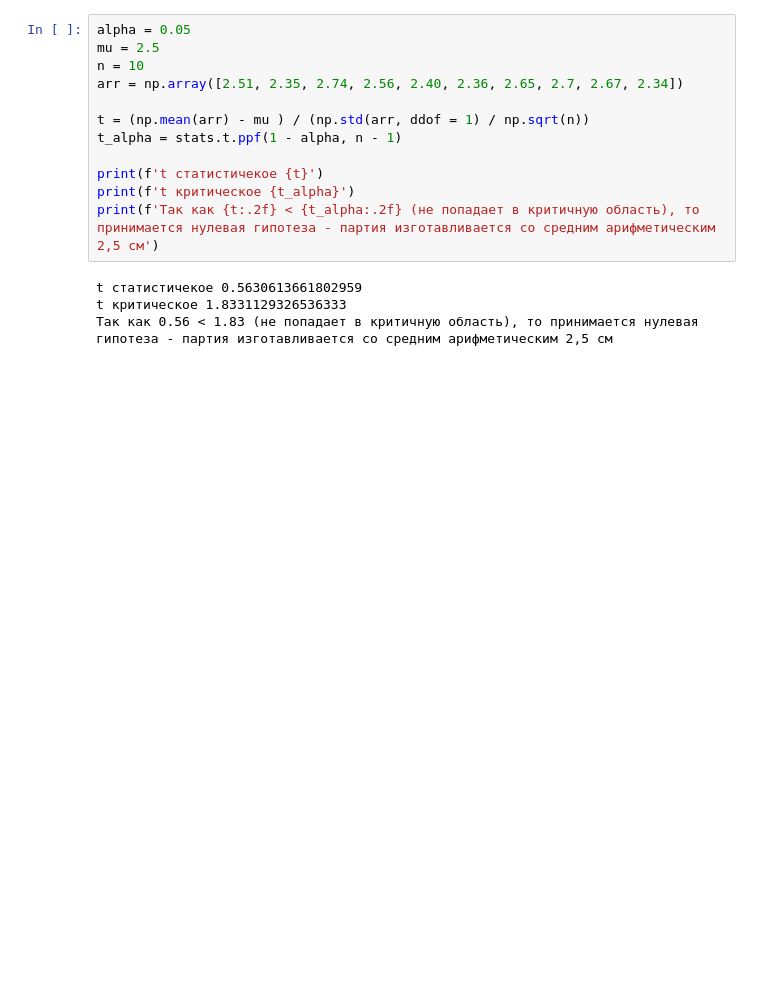
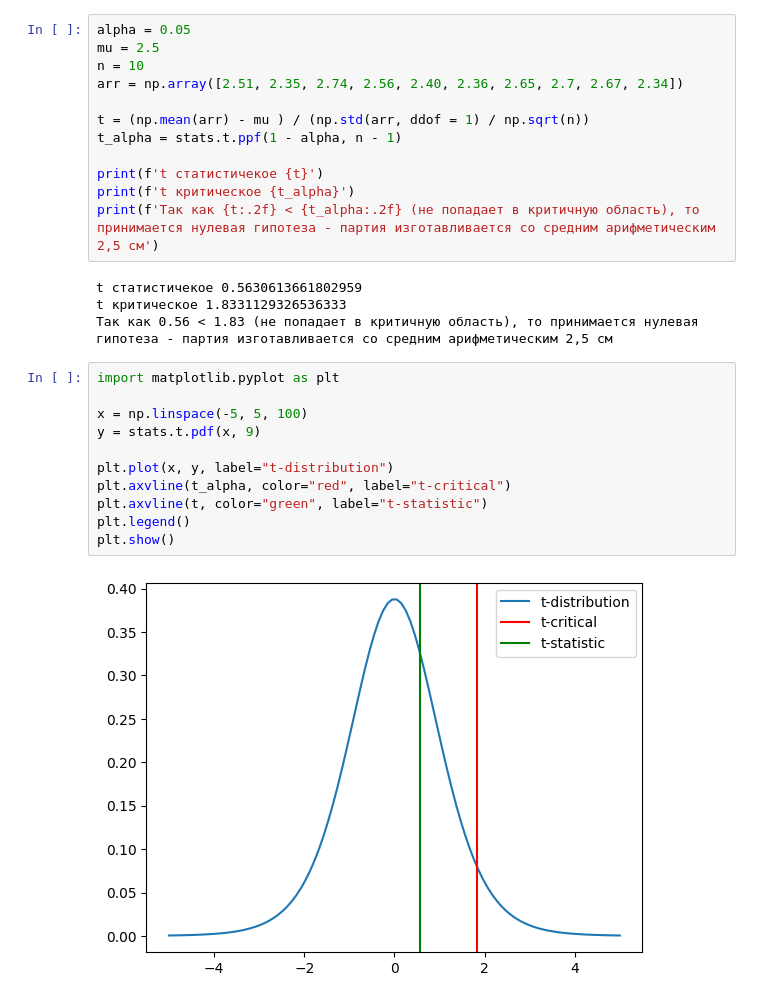
Before and after one commit to RomanKhaykichev/Probability-theory-Math-statistic, a Jupyter notebook: Task_7. Непараметрические тесты.ipynb, the cells around one changed output. Drawn from its saved outputs; the diff is of its cells as text; blank space fills up the shorter version.

```diff
--- a/Task_7. Непараметрические тесты.ipynb
+++ b/Task_7. Непараметрические тесты.ipynb
@@ -114,3 +114,16 @@ print(f'Так как {t:.2f} < {t_alpha:.2f} (не попадает в крит
 t статистичекое 0.5630613661802959
 t критическое 1.8331129326536333
 Так как 0.56 < 1.83 (не попадает в критичную область), то принимается нулевая гипотеза - партия изготавливается со средним арифметическим 2,5 см
+# %%
+import matplotlib.pyplot as plt
+
+x = np.linspace(-5, 5, 100)
+y = stats.t.pdf(x, 9)
+
+plt.plot(x, y, label="t-distribution")
+plt.axvline(t_alpha, color="red", label="t-critical")
+plt.axvline(t, color="green", label="t-statistic")
+plt.legend()
+plt.show()
+# %% [output]
+[figure, added]
```
Also changed, not shown: 5 other files.
